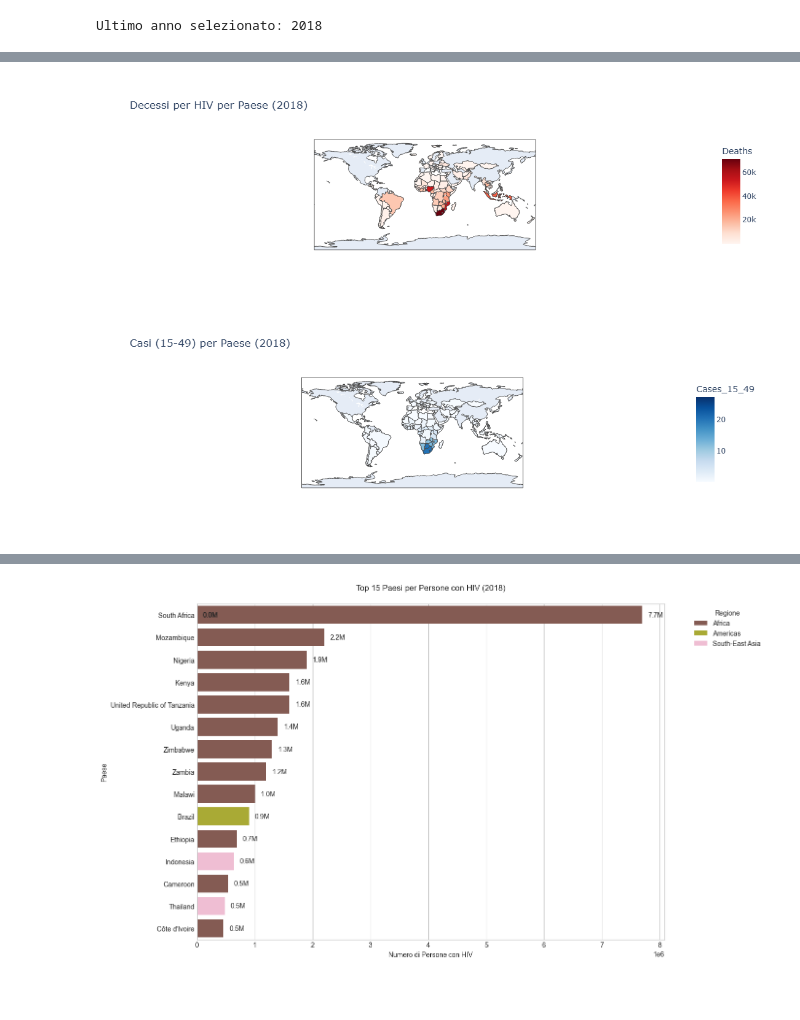
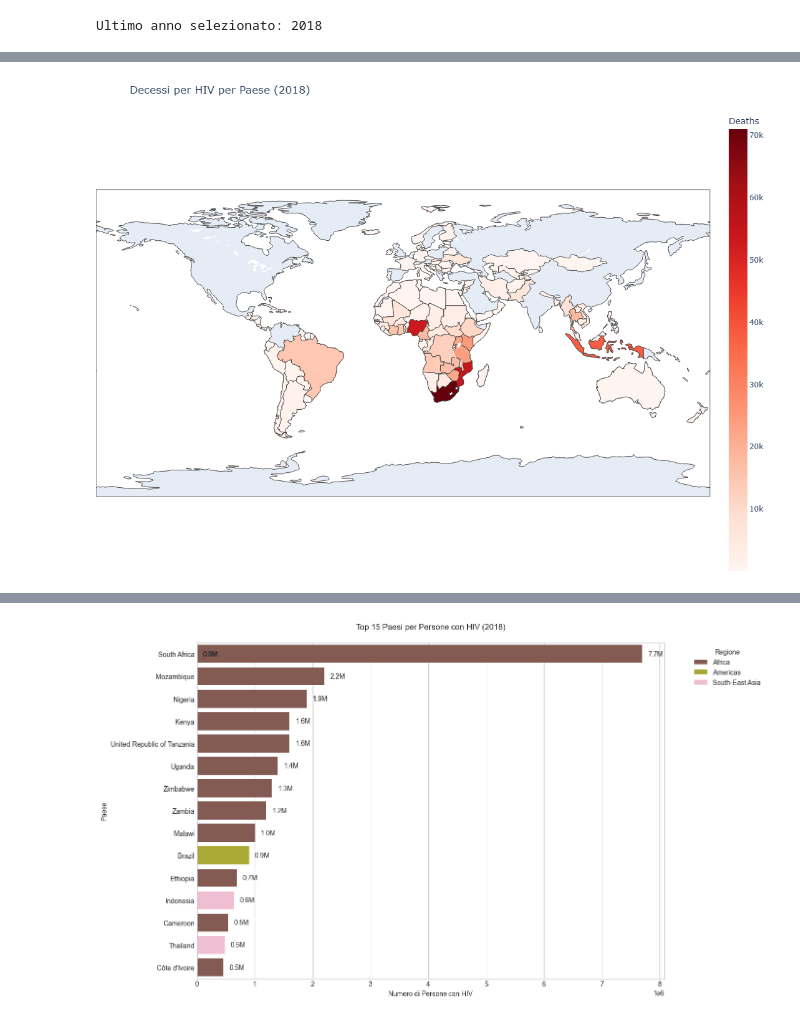
Before and after one commit to DanijelMerlo/HIV_progetto, a Jupyter notebook: HIV_DS.ipynb, the cells around one changed output, grey strips where cells are left out. Drawn from its saved outputs; the diff is of its cells as text; code cells hidden in the pictures; blank space fills up the shorter version.

```diff
--- a/HIV_DS.ipynb
+++ b/HIV_DS.ipynb
@@ -349,21 +350,16 @@ fig_living.show()
 # %%
 # Mappa: Decessi
 fig_deaths = px.choropleth(merged_last.dropna(subset=['Deaths']),
                            locations='Country', locationmode='country names',
                            color='Deaths', hover_name='Country',
                            hover_data=['Living','Cases_15_49','Death_Ratio'],
                            color_continuous_scale=px.colors.sequential.Reds,
                            title=f'Decessi per HIV per Paese ({last_year})', scope='world')
+fig_deaths.update_layout(
+    autosize=True,         # Si adatta alla larghezza della slide
+    height=800,
+    margin={"r":0,"t":50,"l":0,"b":0}, # Rimuove i margini laterali e inferiori (t=50 lascia spazio al titolo)
+)
 fig_deaths.show()
-
-# Mappa: Casi 15-49
-fig_cases = px.choropleth(merged_last.dropna(subset=['Cases_15_49']),
-                          locations='Country', locationmode='country names',
-                          color='Cases_15_49', hover_name='Country',
-                          hover_data=['Living','Deaths','Death_Ratio'],
-                          color_continuous_scale=px.colors.sequential.Blues,
-                          title=f'Casi (15-49) per Paese ({last_year})', scope='world')
-fig_cases.show()
 # %% [output]
-[figure, old version]
+[figure, new version]
-[figure, removed]
```
Also changed, not shown: parts of 16 cells of this notebook.
